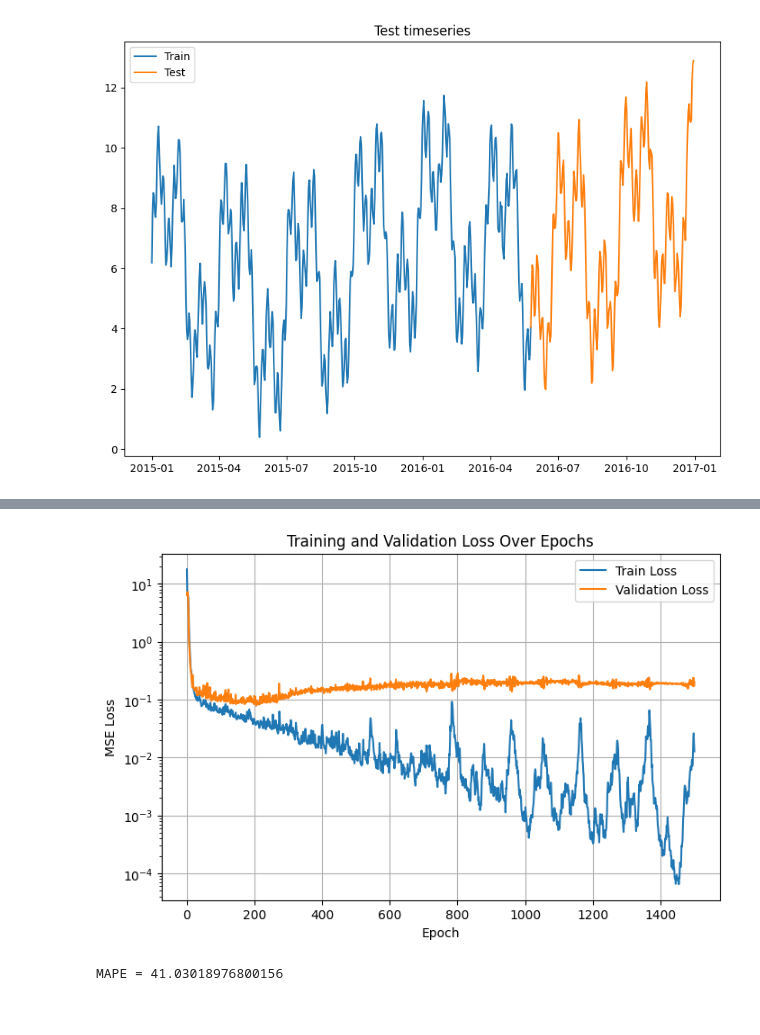
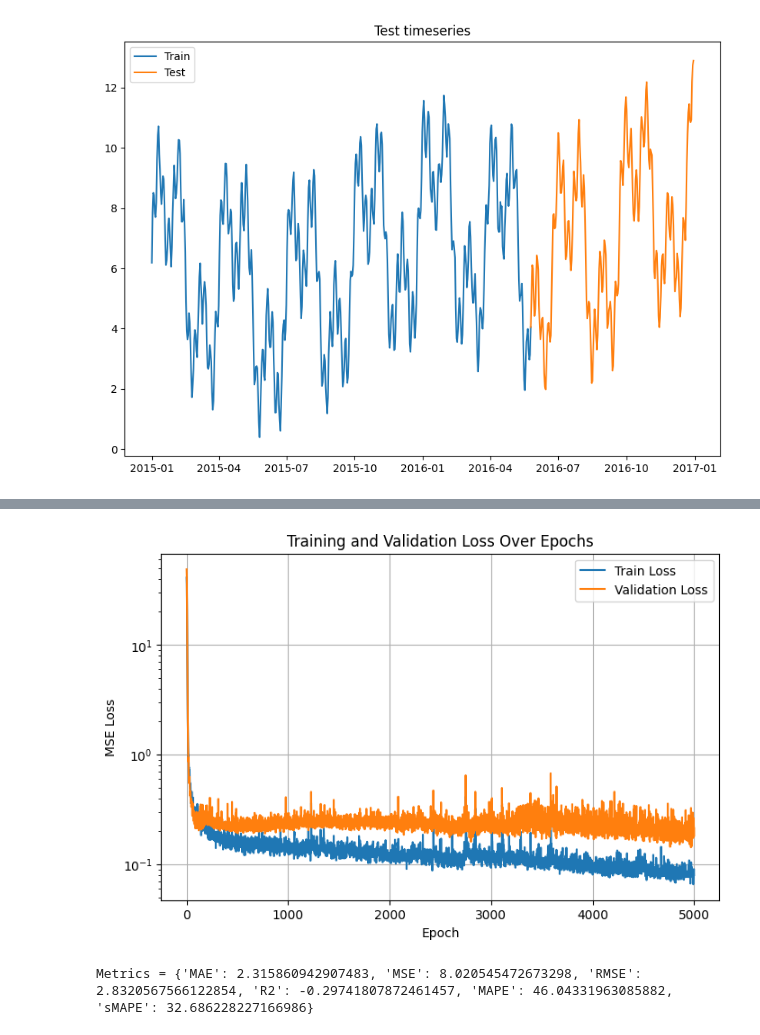
Before and after one commit to KhvatkinNikita/NUC-AI, a Jupyter notebook: notebooks/test.ipynb, the cells around one changed output, grey strips where cells are left out. Drawn from its saved outputs; the diff is of its cells as text; code cells hidden in the pictures.

```diff
--- a/notebooks/test.ipynb
+++ b/notebooks/test.ipynb
@@ -30,24 +56,6 @@ plt.show()
 # %% [output]
 [figure]
 # %%
-import numpy as np
-import matplotlib.pyplot as plt
-from datetime import datetime, timedelta
-
-import torch
-import torch.nn as nn
-import torch.optim as optim
-from torch.utils.data import Dataset, DataLoader
-
-def percentage_error(y_true, y_pred):
-    y_true, y_pred = np.array(y_true), np.array(y_pred)
-    return np.abs((y_true - y_pred) / y_true) * 100
-
-
-def mape(y_true, y_pred):
-    y_true, y_pred = np.array(y_true), np.array(y_pred)
-    return np.mean(np.abs((y_true - y_pred) / y_true)) * 100
-
 # ---------------------------
 # Data Generation
 # ---------------------------
@@ -73,13 +81,13 @@ values = biyearly + seasonly + monthly + weekly + noise + ramp
 # ---------------------------
 # Test: last 30% of the days
 test_split = int(days * 0.7)
-train_val_data = values[:test_split]
-test_data = values[test_split:]
+y_train = values[:test_split]
+y_test = values[test_split:]
 
 # Within the first 70%, use 80% for training and 20% for validation
-val_split = int(len(train_val_data) * 0.8)
-train_data = train_val_data[:val_split]
-val_data = train_val_data[val_split:]
+val_split = int(len(y_train) * 0.8)
+train_data = y_train[:val_split]
+val_data = y_train[val_split:]
 
 # ---------------------------
 # Prepare PyTorch Dataset using a Sliding Window Approach
@@ -110,10 +118,20 @@ val_loader = DataLoader(val_dataset, batch_size=32, shuffle=False)
 # Define the LSTM Model
 # ---------------------------
 class LSTMModel(nn.Module):
-    def __init__(self, input_size=1, hidden_size = 5, num_layers=1):
+    def __init__(self, input_size=1, hidden_size = 50, num_layers=1, dropout = 0.0, bidirectional = True):
         super(LSTMModel, self).__init__()
-        self.lstm = nn.LSTM(input_size, hidden_size, num_layers, batch_first=True)
-        self.fc = nn.Linear(hidden_size, 1)
+
+        self.bidirectional = bidirectional
+        self.lstm = nn.LSTM(input_size,
+                            hidden_size,
+                            num_layers,
+                            dropout = dropout if num_layers > 1 else 0,
+                            batch_first = True,
+                            bidirectional = bidirectional)
+
+        fnn_input_size = hidden_size * 2 if bidirectional else hidden_size
+
+        self.fc = nn.Linear(fnn_input_size, 1)
 
     def forward(self, x):
         # x shape: (batch, sequence_length, input_size)
@@ -124,14 +142,20 @@ class LSTMModel(nn.Module):
         return out
 
 device = torch.device("cuda" if torch.cuda.is_available() else "cpu")
-model = LSTMModel(hidden_size=50).to(device)
+
+model = LSTMModel(hidden_size = 3,
+                  num_layers = 2,
+                  dropout = 0.05,
+                  bidirectional = True
+                  ).to(device)
+
 criterion = nn.MSELoss()
 optimizer = optim.Adam(model.parameters(), lr=0.01)
 
 # ---------------------------
 # Training Loop with Validation and Best Model Selection
 # ---------------------------
-epochs = 1_500
+epochs = 5_000
 train_loss_history = []
 val_loss_history = []
 best_val_loss = float('inf')
@@ -202,20 +226,20 @@ plt.show()
 # Forecasting on Test Data (Recursive Multi-step Forecast)
 # ---------------------------
 model.eval()
-predictions = []
+y_pred = []
 # Use the last window from the entire train+validation data as the starting point
-last_window = train_val_data[-window_size:]
+last_window = y_train[-window_size:]
 window = last_window.copy()
 
-for i in range(len(test_data)):
+for i in range(len(y_test)):
     # Prepare input: shape (1, window_size, 1)
     input_seq = torch.tensor(window, dtype=torch.float32).unsqueeze(0).unsqueeze(-1).to(device)
     with torch.no_grad():
         pred = model(input_seq).item()
-    predictions.append(pred)
+    y_pred.append(pred)
     # Update the window: slide by one, adding the new prediction
     window = np.append(window[1:], pred)
 
-MAPE = mape(test_data, predictions)
-print(f'MAPE = {MAPE}')
+errors = metrics.all_metrics(y_true = y_test, y_pred = y_pred)
+print(f'Metrics = {errors}')
 # %% [output]
@@ -239,5 +263,5 @@ Best model found at epoch 206 with validation loss: 0.0788
-[figure, old version]
+[figure, new version]
-MAPE = 41.03018976800156
+Metrics = {'MAE': 2.315860942907483, 'MSE': 8.020545472673298, 'RMSE': 2.8320567566122854, 'R2': -0.29741807872461457, 'MAPE': 46.04331963085882, 'sMAPE': 32.686228227166986}
 # %%
 import matplotlib.pyplot as plt
 import numpy as np
```
Also changed, not shown: parts of 4 cells of this notebook, 1 other file.
